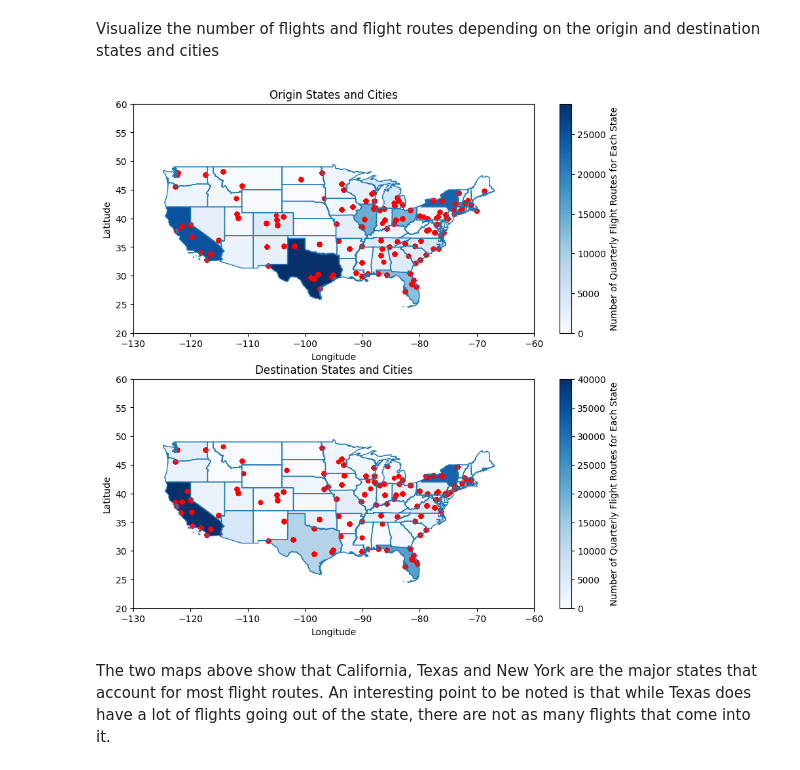
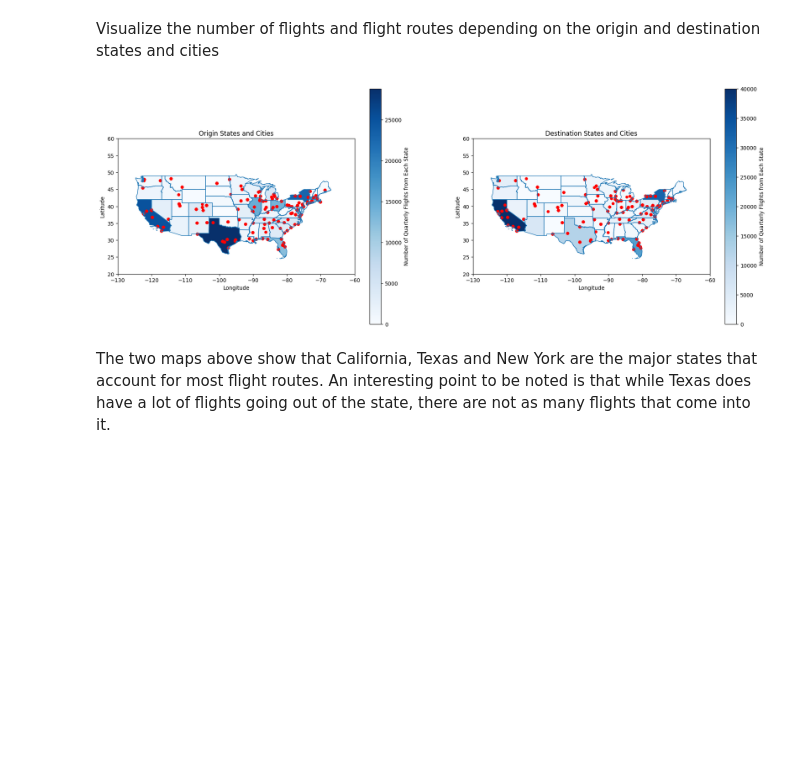
Before and after one commit to hchoi0309/US-Airlines-Flight-Routes-Optimization, a Jupyter notebook: notebooks/EDA.ipynb, the cells around one changed output. Saved outputs shown, nothing was run; the diff lists cells and outputs as text; code cells hidden in the pictures; blank space fills up the shorter version.

Commit message:
Update Formatting

```diff
--- a/notebooks/EDA.ipynb
+++ b/notebooks/EDA.ipynb
@@ -66,7 +75,7 @@ display(gdf_states.head())
 # %% [markdown]
 Visualize the number of flights and flight routes depending on the origin and destination states and cities
 # %%
-# Calculate flight counts for origin states and destination states, then format as dataframes
+# Calculate flight counts for origin states and destination states, then format as dataframes with the columns 'state' and 'count_s'
 state1_counts = df["state_1"].value_counts().rename_axis("state").reset_index(name="count_s1")
 state2_counts = df["state_2"].value_counts().rename_axis("state").reset_index(name="count_s2")
 
@@ -79,21 +88,22 @@ gdf_states.fillna({"count_s1": 0, "count_s2": 0}, inplace=True)
 # Create geodataframes for origin and destination cities with point geometries from df_train
 gdf_cities1 = gpd.GeoDataFrame(df, geometry=gpd.points_from_xy(df["lon_1"], df["lat_1"]))
 gdf_cities2 = gpd.GeoDataFrame(df, geometry=gpd.points_from_xy(df["lon_2"], df["lat_2"]))
-
-# Define a function to plot states and cities with flight counts on a map
-def plot_map(gdf_states, gdf_cities, counts_col, title, ax):
-  # Plot state boundaries
-  gdf_states.boundary.plot(ax=ax, linewidth=1)
-  # Plot states with color based on flight counts
-  gdf_states.plot(column=counts_col, ax=ax, legend=True, legend_kwds={"label": "Number of Quarterly Flight Routes for Each State"}, cmap="Blues")
-  gdf_cities.plot(ax=ax, markersize=20, color="red", label="Cities", legend=True)
-  ax.set(title=title, xlabel="Longitude", ylabel="Latitude", xlim=(-130, -60), ylim=(20, 60))
-
-fig, ax = plt.subplots(2, 1, figsize=(10, 10))
-plot_map(gdf_states, gdf_cities1, "count_s1", "Origin States and Cities", ax[0])
-plot_map(gdf_states, gdf_cities2, "count_s2", "Destination States and Cities", ax[1])
-plt.show()
-# %% [output]
-[figure, removed]
+# %%
+# Define a function to plot states and cities with flight counts on a map
+def plot_map(gdf_states, gdf_cities, counts_col, title, ax):
+  # Plot state boundaries
+  gdf_states.boundary.plot(ax=ax, linewidth=1)
+  # Plot states with color based on flight counts
+  gdf_states.plot(column=counts_col, ax=ax, legend=True, legend_kwds={"label": "Number of Quarterly Flights from Each State"}, cmap="Blues")
+  gdf_cities.plot(ax=ax, markersize=20, color="red", label="Cities", legend=True)
+  ax.set(title=title, xlabel="Longitude", ylabel="Latitude", xlim=(-130, -60), ylim=(20, 60))
+
+# Plot the maps for origin and destination states and cities
+fig, ax = plt.subplots(1, 2, figsize=(22, 8))
+plot_map(gdf_states, gdf_cities1, "count_s1", "Origin States and Cities", ax[0])
+plot_map(gdf_states, gdf_cities2, "count_s2", "Destination States and Cities", ax[1])
+plt.show()
+# %% [output]
+[figure, added]
 # %% [markdown]
 The two maps above show that California, Texas and New York are the major states that account for most flight routes. An interesting point to be noted is that while Texas does have a lot of flights going out of the state, there are not as many flights that come into it.
```
Also changed, not shown: parts of 12 cells of this notebook, 16 other files.
